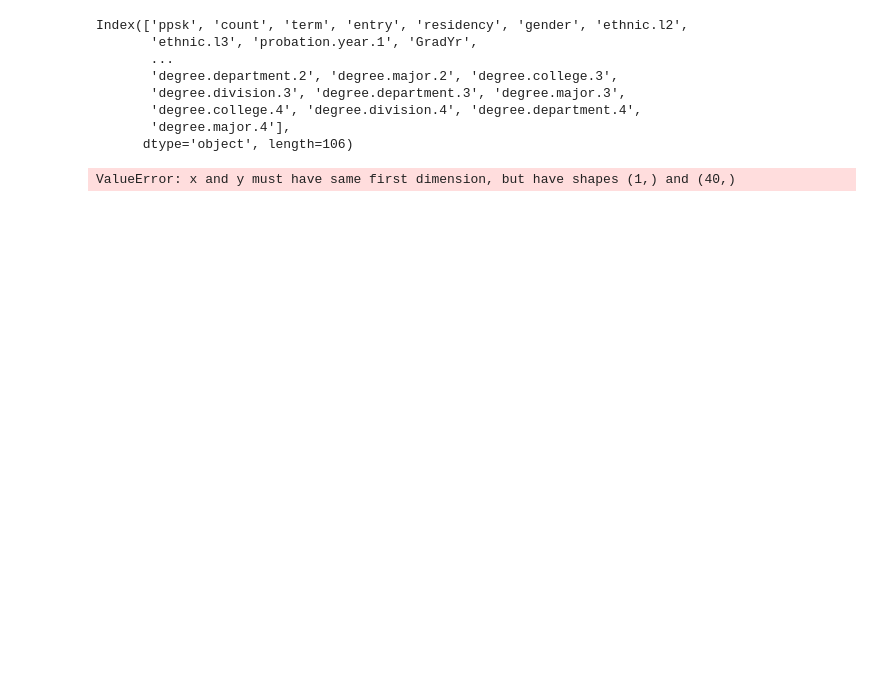
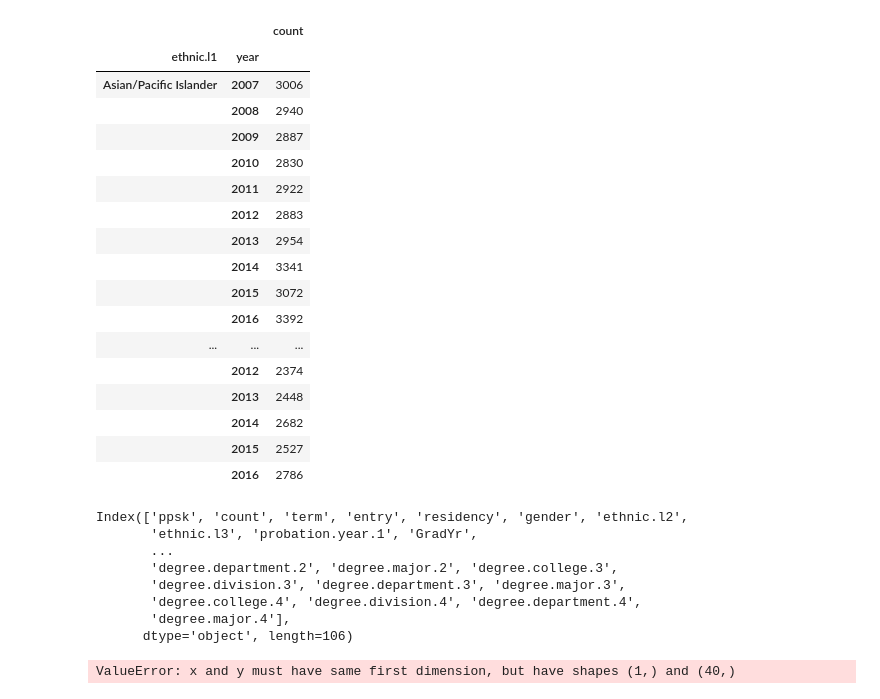
Before and after one commit to PaulDTP/Berkeley_Jacobs, a Jupyter notebook: test.ipynb, the cells around one changed output. Drawn from its saved outputs; the diff is of its cells as text; code cells hidden in the pictures; blank space fills up the shorter version.

```diff
--- a/test.ipynb
+++ b/test.ipynb
@@ -20,3 +38,24 @@ stem = pd.read_table(files[24]).groupby(['ethnic.l1','year']).count()
+# %%
+stem
+# %% [output]
+|  |  | count |
+| ethnic.l1 | year |  |
+| Asian/Pacific Islander | 2007 | 3006 |
+|  | 2008 | 2940 |
+|  | 2009 | 2887 |
+|  | 2010 | 2830 |
+|  | 2011 | 2922 |
+|  | 2012 | 2883 |
+|  | 2013 | 2954 |
+|  | 2014 | 3341 |
+|  | 2015 | 3072 |
+|  | 2016 | 3392 |
+| ... | ... | ... |
+|  | 2012 | 2374 |
+|  | 2013 | 2448 |
+|  | 2014 | 2682 |
+|  | 2015 | 2527 |
+|  | 2016 | 2786 |
 # %%
 stem.columns
 # %% [output]
```
Also changed, not shown: parts of 3 cells of this notebook.
